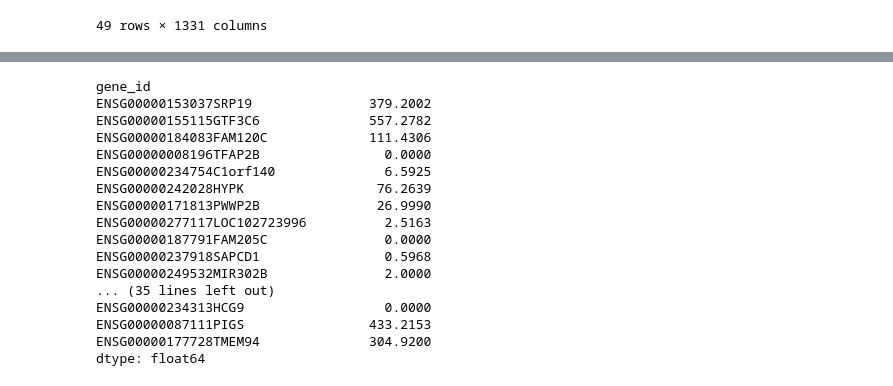
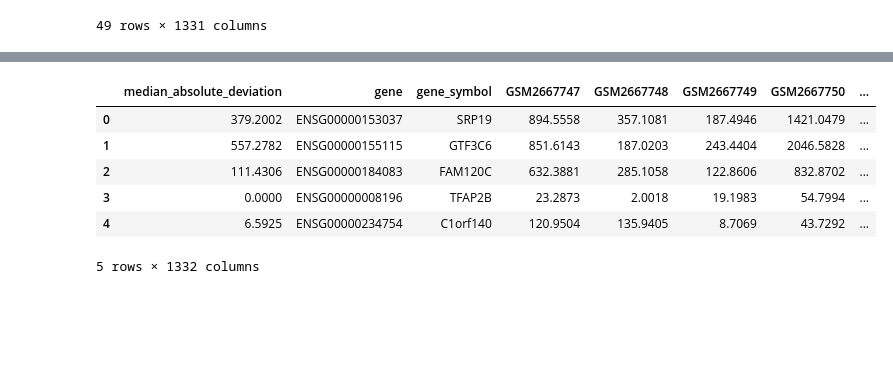
Before and after one commit to vbilsmith/utilities, a Jupyter notebook: testing_mad.ipynb, the cells around one changed output, grey strips where cells are left out. Cells and saved outputs as stored; diff of their text form; code cells hidden in the pictures; blank space fills up the shorter version.

Commit message:
added output from the mad() function to the dataframe

```diff
--- a/testing_mad.ipynb
+++ b/testing_mad.ipynb
@@ -16,5 +19,5 @@ def mad(df):
 # %%
-filename = os.path.join('C:/Users/opara', 'utilities/test_grein_human_genes.csv')
+filename = 'test_grein_human_genes.csv'
 df_4 = pd.read_csv(filename, sep= '\t')
 
 df_4
@@ -37,10 +40,3 @@ df_4
 | 47 | ENSG00000087111 | PIGS | 2220.6617 | 602.4611 | 1004.6145 | 4972.7418 | 4634.1240 | 6230.3633 | ... |
 | 48 | ENSG00000177728 | TMEM94 | 3323.2360 | 1301.6598 | 1337.9800 | 7255.4292 | 3107.2658 | 14681.0645 | ... |
 49 rows × 1331 columns
-# %%
-# add gene_id as a column in dataframe
-df_4['gene_id'] = df_4['gene'] + df_4['gene_symbol']
-col = df_4.pop('gene_id')
-df_4.insert(0, col.name, col)
-
-df_4.head()
@@ -55,3 +42,0 @@ df_4.head()
-# %%
-df_4.set_index(keys='gene_id', inplace=True)
-df_4.head()
@@ -67,23 +43,22 @@ df_4.head()
 # %%
-mad(df_4.drop(['gene', 'gene_symbol'], axis = 1))
+# Calculate the meadian absolute deviation
+
+df_4['median_absolute_deviation'] = mad(df_4.drop(['gene', 'gene_symbol'], axis = 1))
-# %% [output]
-gene_id
-ENSG00000153037SRP19               379.2002
-ENSG00000155115GTF3C6              557.2782
-ENSG00000184083FAM120C             111.4306
-ENSG00000008196TFAP2B                0.0000
-ENSG00000234754C1orf140              6.5925
-ENSG00000242028HYPK                 76.2639
-ENSG00000171813PWWP2B               26.9990
-ENSG00000277117LOC102723996          2.5163
-ENSG00000187791FAM205C               0.0000
-ENSG00000237918SAPCD1                0.5968
-ENSG00000249532MIR302B               2.0000
-... (35 lines left out)
-ENSG00000234313HCG9                  0.0000
-ENSG00000087111PIGS                433.2153
-ENSG00000177728TMEM94              304.9200
-dtype: float64
+# %%
+# stick the output of mad() back to the dataframe
+
+col = df_4.pop('median_absolute_deviation')
+df_4.insert(0, col.name, col)
+
+df_4.head()
+# %% [output]
+|  | median_absolute_deviation | gene | gene_symbol | GSM2667747 | GSM2667748 | GSM2667749 | GSM2667750 | ... |
+| 0 | 379.2002 | ENSG00000153037 | SRP19 | 894.5558 | 357.1081 | 187.4946 | 1421.0479 | ... |
+| 1 | 557.2782 | ENSG00000155115 | GTF3C6 | 851.6143 | 187.0203 | 243.4404 | 2046.5828 | ... |
+| 2 | 111.4306 | ENSG00000184083 | FAM120C | 632.3881 | 285.1058 | 122.8606 | 832.8702 | ... |
+| 3 | 0.0000 | ENSG00000008196 | TFAP2B | 23.2873 | 2.0018 | 19.1983 | 54.7994 | ... |
+| 4 | 6.5925 | ENSG00000234754 | C1orf140 | 120.9504 | 135.9405 | 8.7069 | 43.7292 | ... |
+5 rows × 1332 columns
 # %%
 df_1 = pd.DataFrame([['a', 3,5,10,20,15],
 ['b', 2,1,1,1,1],
```
Also changed, not shown: parts of 4 cells of this notebook.
